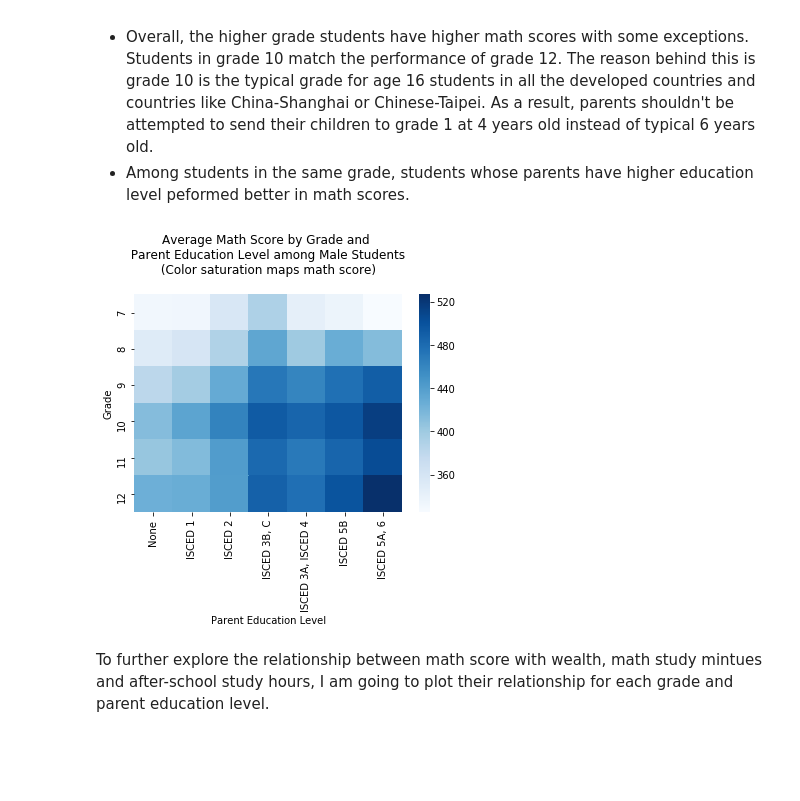
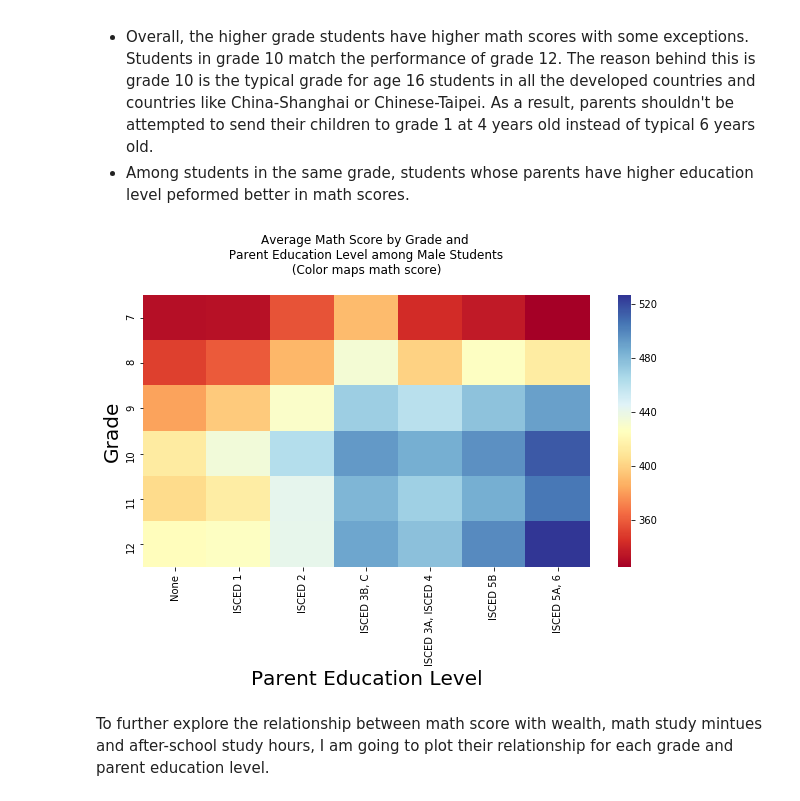
Before and after one commit to bchen-yyc/DAND-PISA, a Jupyter notebook: slide_deck_PISA2012.ipynb, the cells around one changed output. Saved outputs shown, nothing was run; the diff lists cells and outputs as text; code cells hidden in the pictures; blank space fills up the shorter version.

```diff
--- a/slide_deck_PISA2012.ipynb
+++ b/slide_deck_PISA2012.ipynb
@@ -137,14 +151,16 @@ df_m = df.query('gender == "Male"')
 - Overall, the higher grade students have higher math scores with some exceptions. Students in grade 10 match the performance of grade 12. The reason behind this is grade 10 is the typical grade for age 16 students in all the developed countries and countries like China-Shanghai or Chinese-Taipei. As a result, parents shouldn't be attempted to send their children to grade 1 at 4 years old instead of typical 6 years old.
 - Among students in the same grade, students whose parents have higher education level peformed better in math scores.
 # %%
+#create a pivot table to map math score to heatmap color
+plt.figure(figsize=[10,5])
 df_mean1 = df_m.groupby(['grade', 'high_ISCED'])['math'].mean().reset_index()
 df_pivot1 = df_mean1.pivot('grade', 'high_ISCED', 'math')
-sb.heatmap(df_pivot1, cmap = 'Blues')
-plt.title('Average Math Score by Grade and \n Parent Education Level among Male Students \n (Color saturation maps math score) \n')
-plt.xlabel('Parent Education Level')
-plt.ylabel('Grade');
+sb.heatmap(df_pivot1, cmap = 'RdYlBu')
+plt.title('Average Math Score by Grade and \n Parent Education Level among Male Students \n (Color maps math score) \n')
+plt.xlabel('Parent Education Level', size=20)
+plt.ylabel('Grade', size=20);
 # %% [output]
-[figure, old version]
+[figure, new version]
 # %%
 def hist2dgrid(x, y, **kwargs):
     """ Quick hack for creating heat maps with seaborn's PairGrid. """
```
Also changed, not shown: parts of 16 cells of this notebook.
